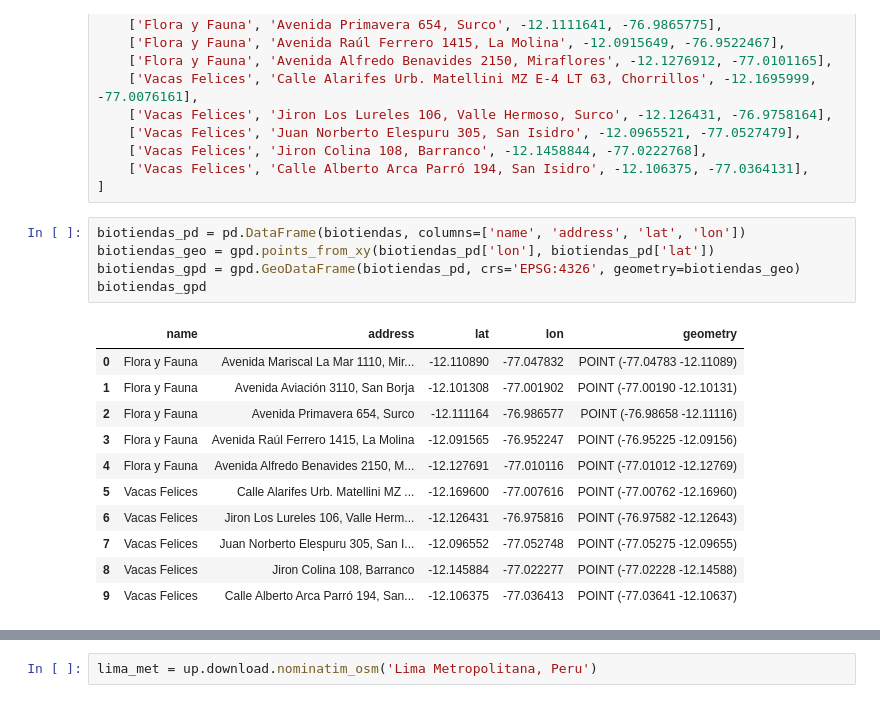
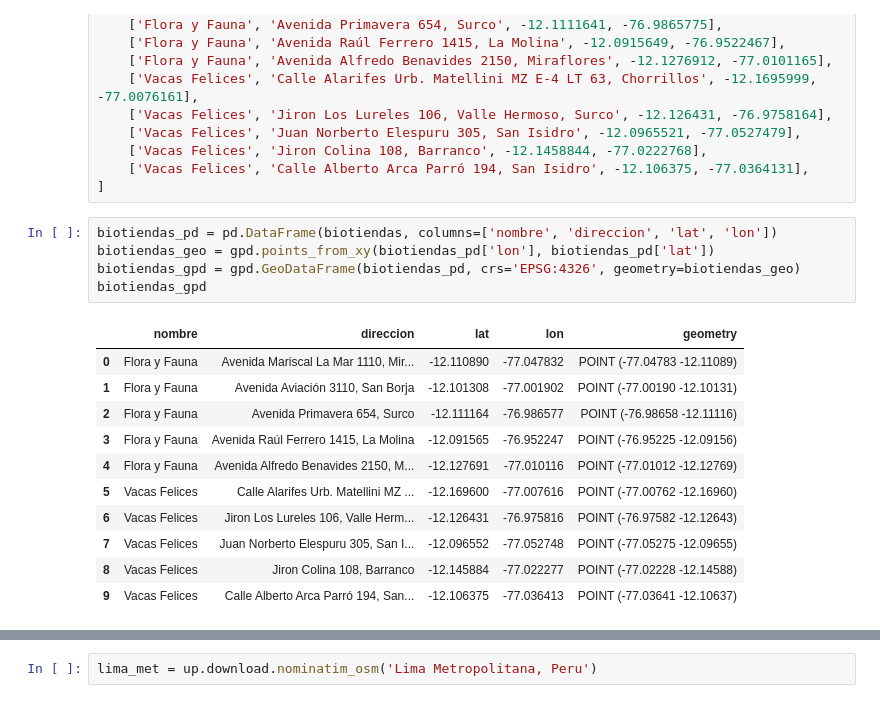
Before and after one commit to Claudio9701/proyecto-foodhub-lima, a Jupyter notebook: OfertaAlimentariaLima.ipynb, the cells around one changed output, grey strips where cells are left out. Cells and saved outputs as stored; diff of their text form.

```diff
--- a/OfertaAlimentariaLima.ipynb
+++ b/OfertaAlimentariaLima.ipynb
@@ -112,12 +196,12 @@ biotiendas = [
     ['Vacas Felices', 'Calle Alberto Arca Parró 194, San Isidro', -12.106375, -77.0364131],
 ]
 # %%
-biotiendas_pd = pd.DataFrame(biotiendas, columns=['name', 'address', 'lat', 'lon'])
+biotiendas_pd = pd.DataFrame(biotiendas, columns=['nombre', 'direccion', 'lat', 'lon'])
 biotiendas_geo = gpd.points_from_xy(biotiendas_pd['lon'], biotiendas_pd['lat'])
 biotiendas_gpd = gpd.GeoDataFrame(biotiendas_pd, crs='EPSG:4326', geometry=biotiendas_geo)
 biotiendas_gpd
 # %% [output]
-|  | name | address | lat | lon | geometry |
+|  | nombre | direccion | lat | lon | geometry |
 | 0 | Flora y Fauna | Avenida Mariscal La Mar 1110, Mir... | -12.110890 | -77.047832 | POINT (-77.04783 -12.11089) |
 | 1 | Flora y Fauna | Avenida Aviación 3110, San Borja | -12.101308 | -77.001902 | POINT (-77.00190 -12.10131) |
 | 2 | Flora y Fauna | Avenida Primavera 654, Surco | -12.111164 | -76.986577 | POINT (-76.98658 -12.11116) |
```
Also changed, not shown: parts of 64 cells of this notebook, 1 other file.
